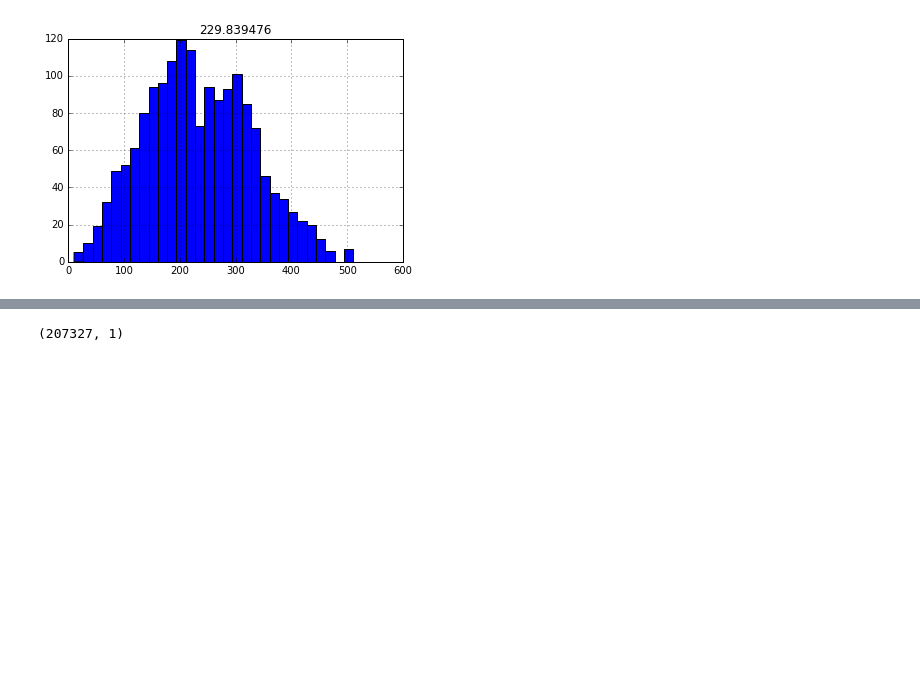
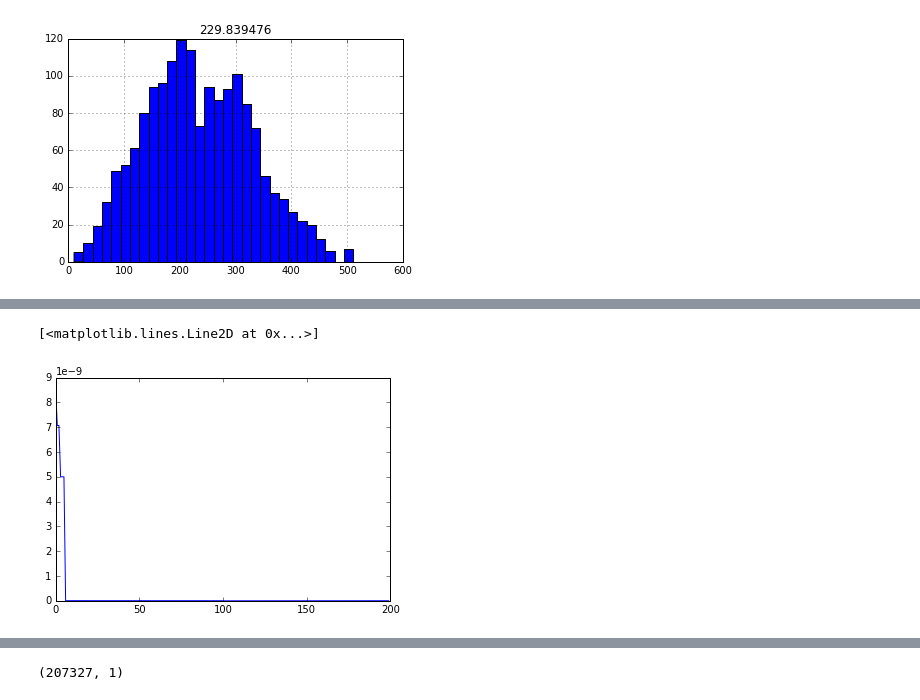
Before and after one commit to prefrontalvortex/xenon_molecular_dynamics, a Jupyter notebook: process_avg.ipynb, the cells around one changed output, grey strips where cells are left out. Drawn from its saved outputs; the diff is of its cells as text; code cells hidden in the pictures; blank space fills up the shorter version.

```diff
--- a/process_avg.ipynb
+++ b/process_avg.ipynb
@@ -16,6 +16,9 @@ filenames
  'new1en14.txt']
 # %%
 csvs = [pd.read_csv(filen).as_matrix() for filen in filenames]
+# %%
+def norm(x, axis=None):
+    return np.sqrt(np.sum(np.array(x)**2, axis=axis))
 # %%
 data = []
 for cs in csvs:
@@ -97,10 +100,6 @@ speed2.hist(bins=30)
 # %% [output]
 array([[<matplotlib.axes._subplots.AxesSubplot object at 0x...>]], dtype=object)
 [figure]
-# %%
-def norm(x):
-    x = np.array(x)
-    return np.sqrt(np.sum(x**2))
 # %%
 norm([295.,]*3)
 # %% [output]
@@ -202,0 +220,5 @@ sp_clamp.hist(bins=30)
+# %%
+plt.plot(spd)
+# %% [output]
+[<matplotlib.lines.Line2D at 0x...>]
+[figure, added]
```
Also changed, not shown: parts of 15 cells of this notebook, 5 other files.
